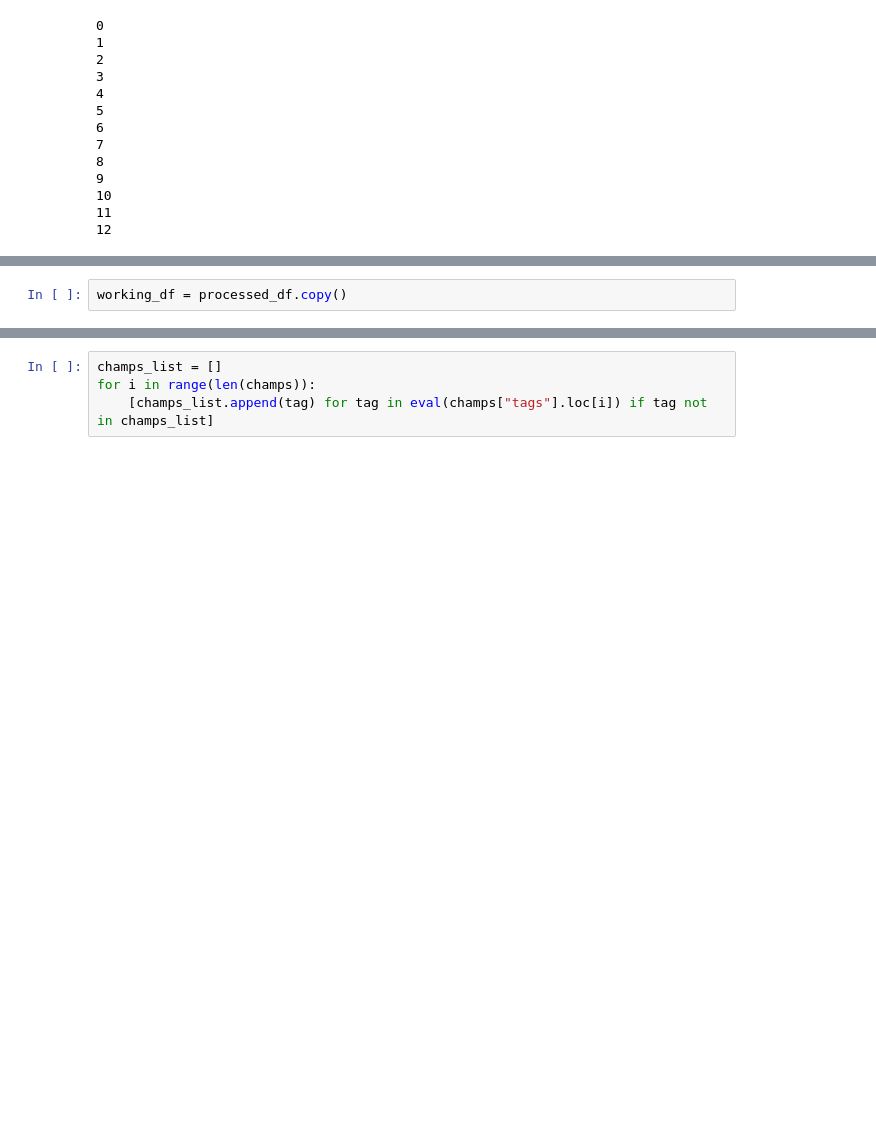
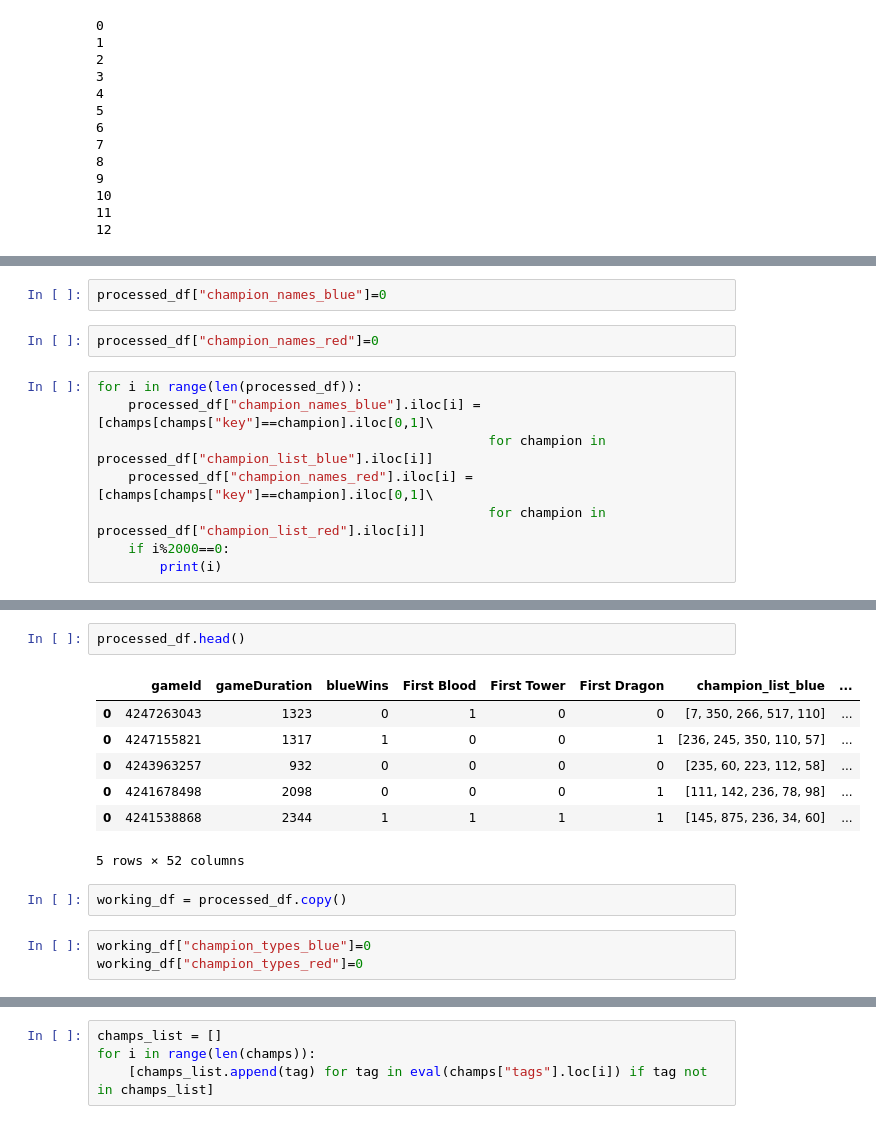
Before and after one commit to AndreasGlassl/League_of_Legends_Project, a Jupyter notebook: Notebooks/11_Predicting_Outcome_by_looking_at_Early_Game_ML.ipynb, the cells around one changed output, grey strips where cells are left out. Saved outputs shown, nothing was run; the diff lists cells and outputs as text; blank space fills up the shorter version.

```diff
--- a/Notebooks/11_Predicting_Outcome_by_looking_at_Early_Game_ML.ipynb
+++ b/Notebooks/11_Predicting_Outcome_by_looking_at_Early_Game_ML.ipynb
@@ -385,0 +412,12 @@ processed_df = processing_df(match_df,splitter=13)
+# %%
+processed_df["champion_names_blue"]=0
+# %%
+processed_df["champion_names_red"]=0
+# %%
+for i in range(len(processed_df)):
+    processed_df["champion_names_blue"].iloc[i] = [champs[champs["key"]==champion].iloc[0,1]\
+                                                  for champion in processed_df["champion_list_blue"].iloc[i]]
+    processed_df["champion_names_red"].iloc[i] = [champs[champs["key"]==champion].iloc[0,1]\
+                                                  for champion in processed_df["champion_list_red"].iloc[i]]
+    if i%2000==0:
+        print(i)
@@ -386,4 +441,17 @@ processed_df = processing_df(match_df,splitter=13)
+# %%
+processed_df.head()
+# %% [output]
+|  | gameId | gameDuration | blueWins | First Blood | First Tower | First Dragon | champion_list_blue | ... |
+| 0 | 4247263043 | 1323 | 0 | 1 | 0 | 0 | [7, 350, 266, 517, 110] | ... |
+| 0 | 4247155821 | 1317 | 1 | 0 | 0 | 1 | [236, 245, 350, 110, 57] | ... |
+| 0 | 4243963257 | 932 | 0 | 0 | 0 | 0 | [235, 60, 223, 112, 58] | ... |
+| 0 | 4241678498 | 2098 | 0 | 0 | 0 | 1 | [111, 142, 236, 78, 98] | ... |
+| 0 | 4241538868 | 2344 | 1 | 1 | 1 | 1 | [145, 875, 236, 34, 60] | ... |
+5 rows × 52 columns
 # %%
 working_df = processed_df.copy()
+# %%
+working_df["champion_types_blue"]=0
+working_df["champion_types_red"]=0
 # %%
 for i in range(len(working_df)):
```
Also changed, not shown: parts of 13 cells of this notebook, 2 other files.
